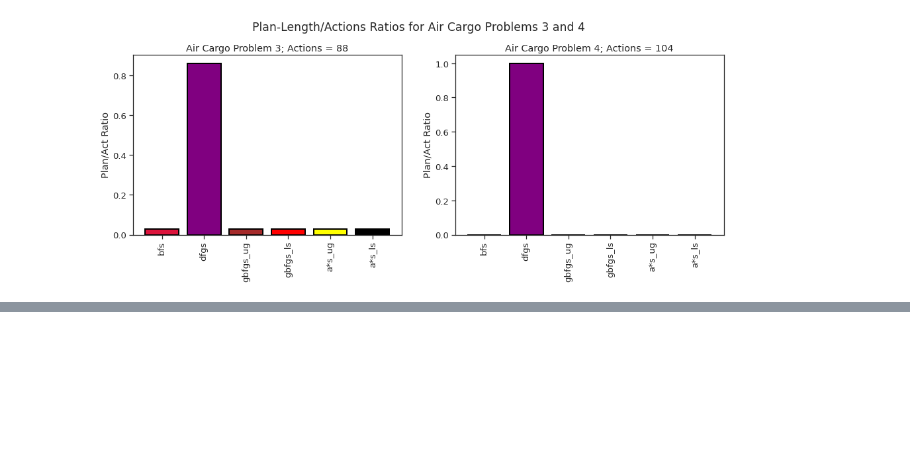
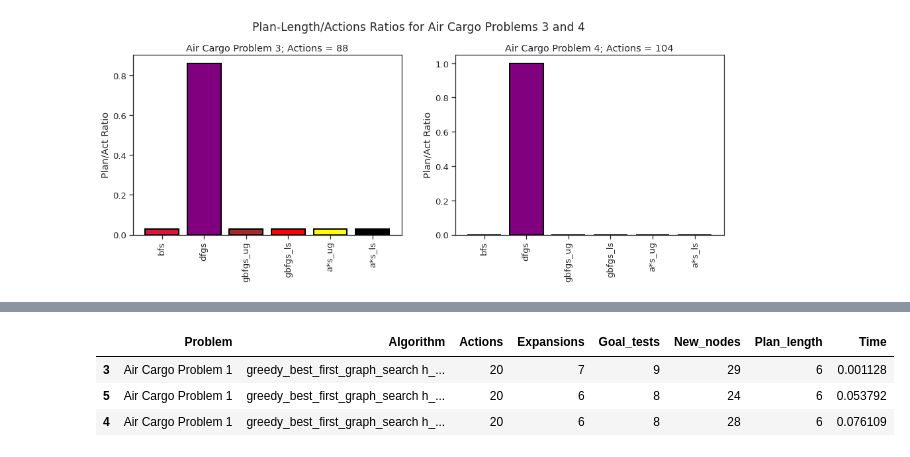
Before and after one commit to Lawrence-Krukrubo/Building-a-Forward-Planning-Agent, a Jupyter notebook: forward_planning_agent_analysis.ipynb, the cells around one changed output, grey strips where cells are left out. Drawn from its saved outputs; the diff is of its cells as text; code cells hidden in the pictures; blank space fills up the shorter version.

```diff
--- a/forward_planning_agent_analysis.ipynb
+++ b/forward_planning_agent_analysis.ipynb
@@ -231,0 +259,7 @@ plot_bar_chart(chart_1, chart_2, 3, new_col, suptitle1, suptitle2, ylabel)
+# %%
+prob_1.nsmallest(10,'Expansions').nsmallest(6, 'Plan_length').nsmallest(3,'Time')
+# %% [output]
+|  | Problem | Algorithm | Actions | Expansions | Goal_tests | New_nodes | Plan_length | Time |
+| 3 | Air Cargo Problem 1 | greedy_best_first_graph_search h_... | 20 | 7 | 9 | 29 | 6 | 0.001128 |
+| 5 | Air Cargo Problem 1 | greedy_best_first_graph_search h_... | 20 | 6 | 8 | 24 | 6 | 0.053792 |
+| 4 | Air Cargo Problem 1 | greedy_best_first_graph_search h_... | 20 | 6 | 8 | 28 | 6 | 0.076109 |
```
Also changed, not shown: parts of 9 cells of this notebook.
